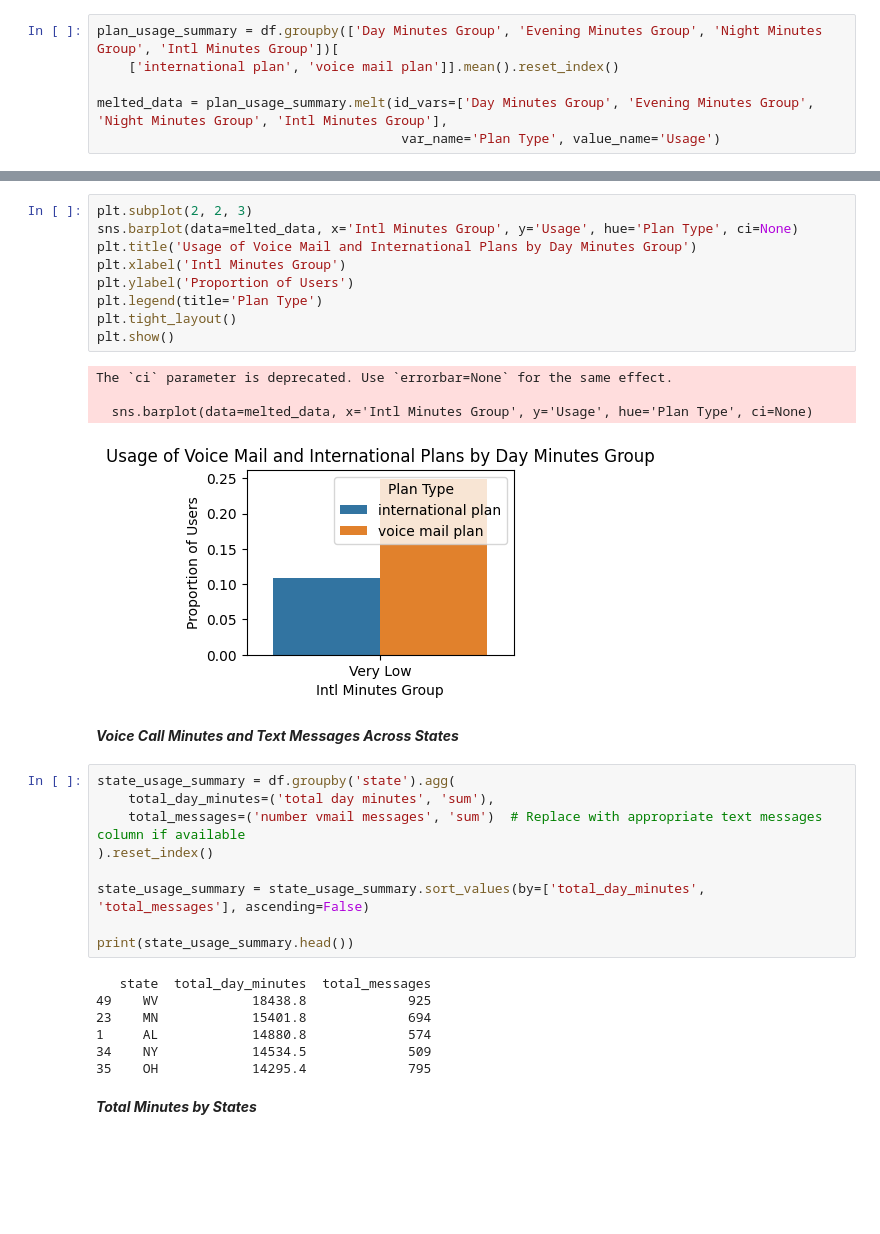
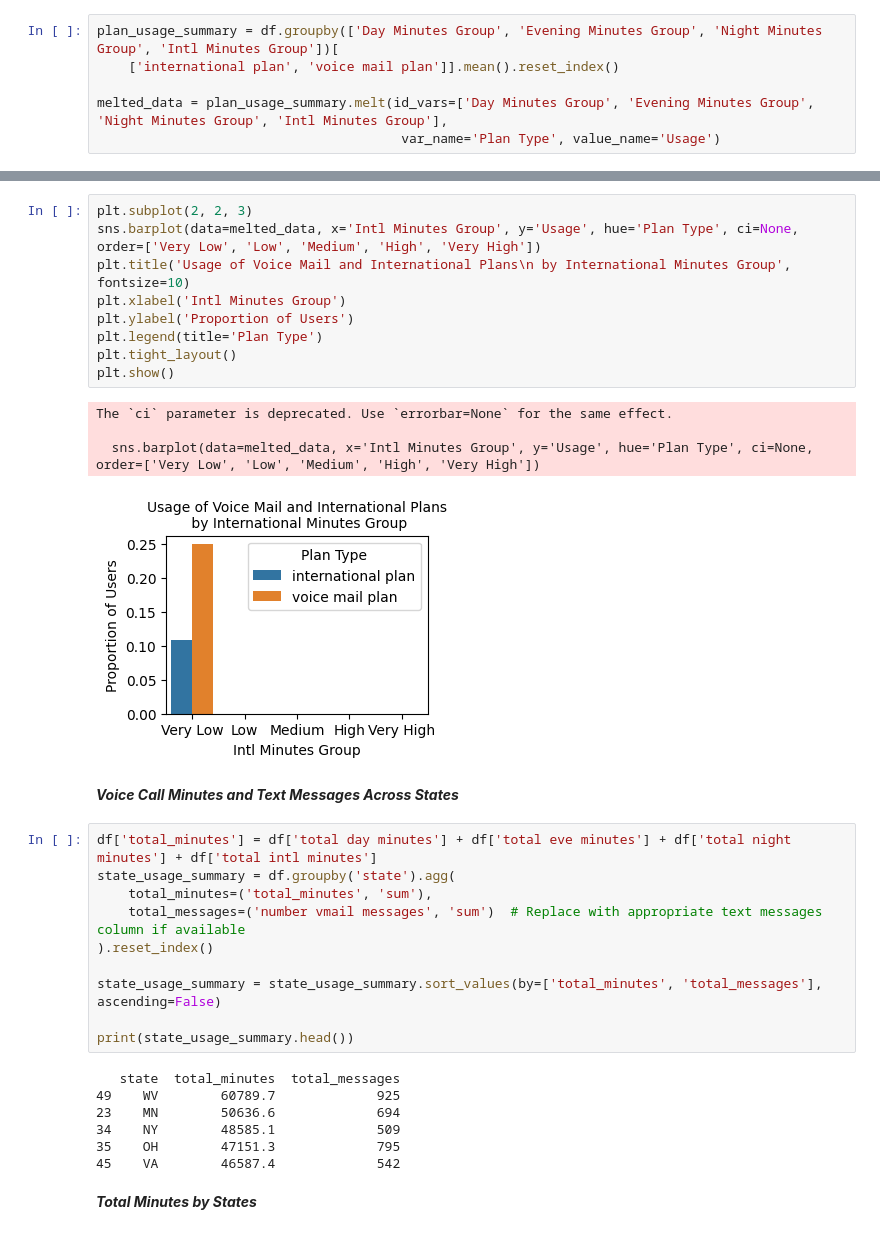
Before and after one commit to Tarannum-Samiha/Telecom-Churn-Analysis, a Jupyter notebook: Telecom_Churn.ipynb, the cells around one changed output, grey strips where cells are left out. Drawn from its saved outputs; the diff is of its cells as text; blank space fills up the shorter version.

```diff
--- a/Telecom_Churn.ipynb
+++ b/Telecom_Churn.ipynb
@@ -261,35 +275,36 @@ The `ci` parameter is deprecated. Use `errorbar=None` for the same effect.
 # %%
 plt.subplot(2, 2, 3)
-sns.barplot(data=melted_data, x='Intl Minutes Group', y='Usage', hue='Plan Type', ci=None)
-plt.title('Usage of Voice Mail and International Plans by Day Minutes Group')
+sns.barplot(data=melted_data, x='Intl Minutes Group', y='Usage', hue='Plan Type', ci=None, order=['Very Low', 'Low', 'Medium', 'High', 'Very High'])
+plt.title('Usage of Voice Mail and International Plans\n by International Minutes Group', fontsize=10)
 plt.xlabel('Intl Minutes Group')
 plt.ylabel('Proportion of Users')
 plt.legend(title='Plan Type')
 plt.tight_layout()
 plt.show()
 # %% [output]
 The `ci` parameter is deprecated. Use `errorbar=None` for the same effect.
 
-  sns.barplot(data=melted_data, x='Intl Minutes Group', y='Usage', hue='Plan Type', ci=None)
+  sns.barplot(data=melted_data, x='Intl Minutes Group', y='Usage', hue='Plan Type', ci=None, order=['Very Low', 'Low', 'Medium', 'High', 'Very High'])
-[figure, old version]
+[figure, new version]
 # %% [markdown]
 ***Voice Call Minutes and Text Messages Across States***
 # %%
+df['total_minutes'] = df['total day minutes'] + df['total eve minutes'] + df['total night minutes'] + df['total intl minutes']
 state_usage_summary = df.groupby('state').agg(
-    total_day_minutes=('total day minutes', 'sum'),
+    total_minutes=('total_minutes', 'sum'),
     total_messages=('number vmail messages', 'sum')  # Replace with appropriate text messages column if available
 ).reset_index()
 
-state_usage_summary = state_usage_summary.sort_values(by=['total_day_minutes', 'total_messages'], ascending=False)
+state_usage_summary = state_usage_summary.sort_values(by=['total_minutes', 'total_messages'], ascending=False)
 
 print(state_usage_summary.head())
 # %% [output]
-   state  total_day_minutes  total_messages
-49    WV            18438.8             925
-23    MN            15401.8             694
-1     AL            14880.8             574
-34    NY            14534.5             509
-35    OH            14295.4             795
+   state  total_minutes  total_messages
+49    WV        60789.7             925
+23    MN        50636.6             694
+34    NY        48585.1             509
+35    OH        47151.3             795
+45    VA        46587.4             542
 # %% [markdown]
 ***Total Minutes by States***
 # %%
```
Also changed, not shown: parts of 8 cells of this notebook.
